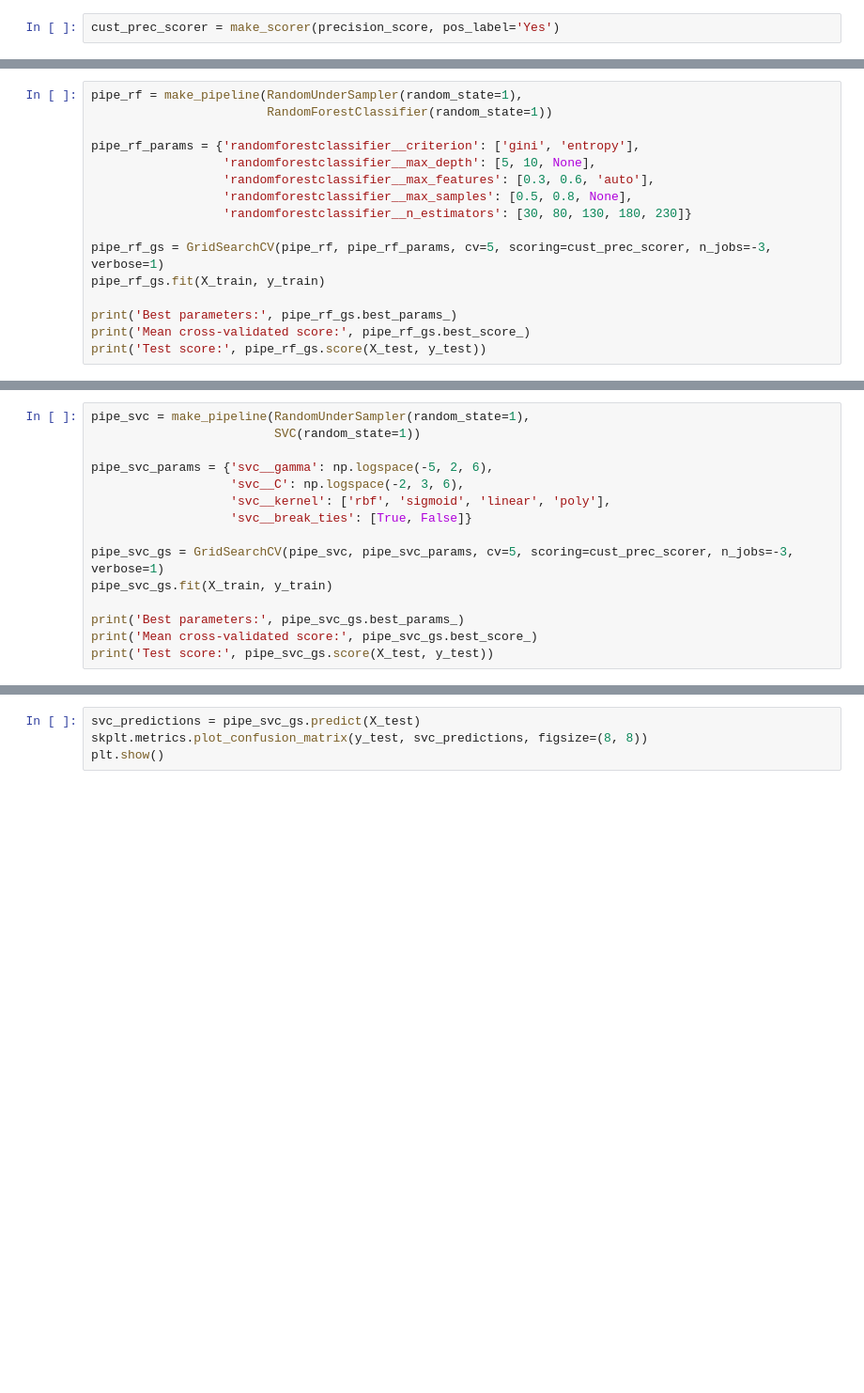
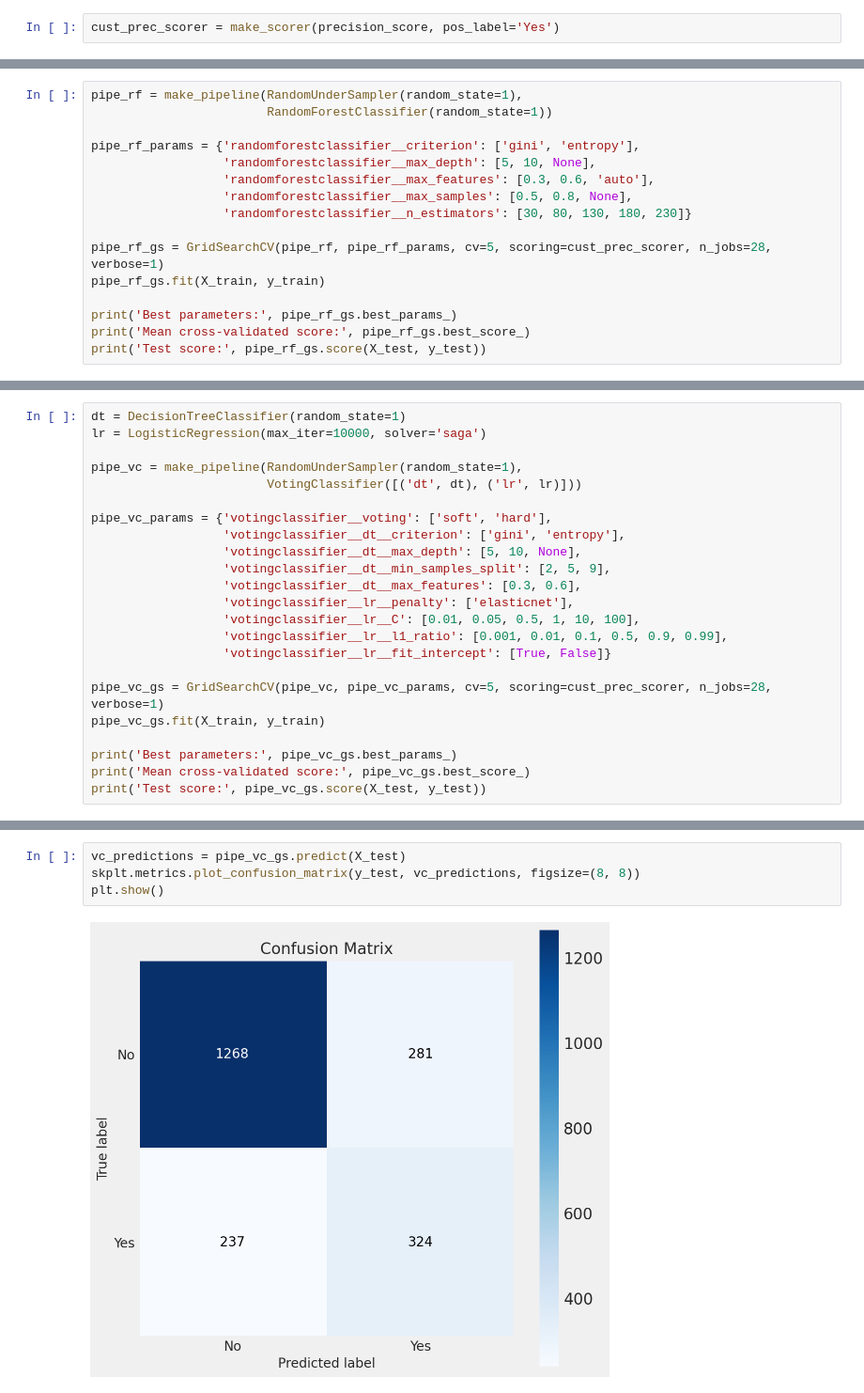
Before and after one commit to esbatiehsan/customer-churn, a Jupyter notebook: churn-predictor.ipynb, the cells around one changed output, grey strips where cells are left out. Shown: that part at 94% size. Drawn from its saved outputs; the diff is of its cells as text; blank space fills up the shorter version.

```diff
--- a/churn-predictor.ipynb
+++ b/churn-predictor.ipynb
@@ -116,7 +164,7 @@ pipe_rf_params = {'randomforestclassifier__criterion': ['gini', 'entropy'],
                   'randomforestclassifier__max_samples': [0.5, 0.8, None],
                   'randomforestclassifier__n_estimators': [30, 80, 130, 180, 230]}
 
-pipe_rf_gs = GridSearchCV(pipe_rf, pipe_rf_params, cv=5, scoring=cust_prec_scorer, n_jobs=-3, verbose=1)
+pipe_rf_gs = GridSearchCV(pipe_rf, pipe_rf_params, cv=5, scoring=cust_prec_scorer, n_jobs=28, verbose=1)
 pipe_rf_gs.fit(X_train, y_train)
 
 print('Best parameters:', pipe_rf_gs.best_params_)
@@ -129,15 +184,23 @@ plt.show()
-# %%
-pipe_svc = make_pipeline(RandomUnderSampler(random_state=1),
-                         SVC(random_state=1))
-
-pipe_svc_params = {'svc__gamma': np.logspace(-5, 2, 6),
-                   'svc__C': np.logspace(-2, 3, 6),
-                   'svc__kernel': ['rbf', 'sigmoid', 'linear', 'poly'],
-                   'svc__break_ties': [True, False]}
-
-pipe_svc_gs = GridSearchCV(pipe_svc, pipe_svc_params, cv=5, scoring=cust_prec_scorer, n_jobs=-3, verbose=1)
-pipe_svc_gs.fit(X_train, y_train)
-
-print('Best parameters:', pipe_svc_gs.best_params_)
-print('Mean cross-validated score:', pipe_svc_gs.best_score_)
-print('Test score:', pipe_svc_gs.score(X_test, y_test))
+# %%
+dt = DecisionTreeClassifier(random_state=1)
+lr = LogisticRegression(max_iter=10000, solver='saga')
+
+pipe_vc = make_pipeline(RandomUnderSampler(random_state=1),
+                        VotingClassifier([('dt', dt), ('lr', lr)]))
+
+pipe_vc_params = {'votingclassifier__voting': ['soft', 'hard'],
+                  'votingclassifier__dt__criterion': ['gini', 'entropy'],
+                  'votingclassifier__dt__max_depth': [5, 10, None],
+                  'votingclassifier__dt__min_samples_split': [2, 5, 9],
+                  'votingclassifier__dt__max_features': [0.3, 0.6],
+                  'votingclassifier__lr__penalty': ['elasticnet'],
+                  'votingclassifier__lr__C': [0.01, 0.05, 0.5, 1, 10, 100],
+                  'votingclassifier__lr__l1_ratio': [0.001, 0.01, 0.1, 0.5, 0.9, 0.99],
+                  'votingclassifier__lr__fit_intercept': [True, False]}
+
+pipe_vc_gs = GridSearchCV(pipe_vc, pipe_vc_params, cv=5, scoring=cust_prec_scorer, n_jobs=28, verbose=1)
+pipe_vc_gs.fit(X_train, y_train)
+
+print('Best parameters:', pipe_vc_gs.best_params_)
+print('Mean cross-validated score:', pipe_vc_gs.best_score_)
+print('Test score:', pipe_vc_gs.score(X_test, y_test))
@@ -144,4 +212,6 @@ print('Test score:', pipe_svc_gs.score(X_test, y_test))
 # %%
-svc_predictions = pipe_svc_gs.predict(X_test)
-skplt.metrics.plot_confusion_matrix(y_test, svc_predictions, figsize=(8, 8))
+vc_predictions = pipe_vc_gs.predict(X_test)
+skplt.metrics.plot_confusion_matrix(y_test, vc_predictions, figsize=(8, 8))
 plt.show()
+# %% [output]
+[figure, added]
```
Also changed, not shown: parts of 11 cells of this notebook.
